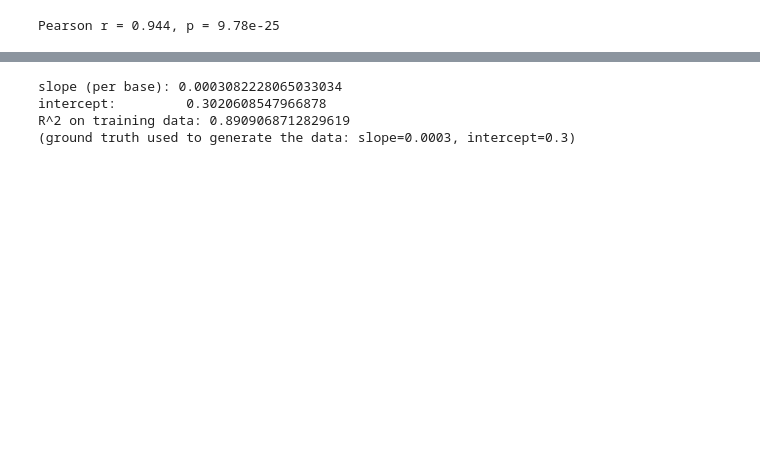
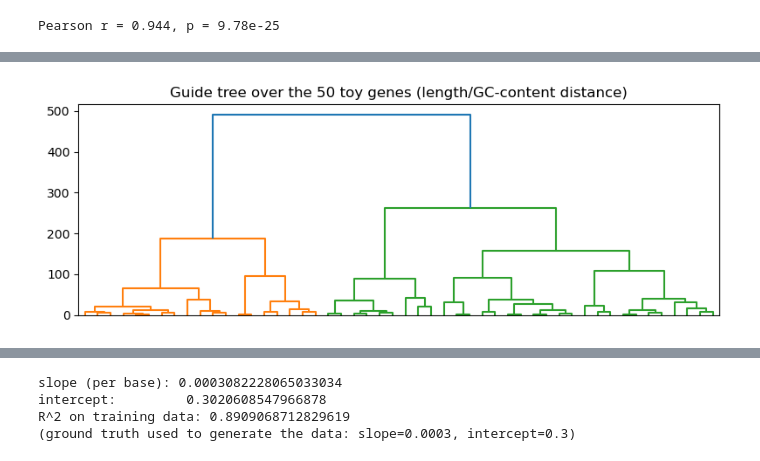
Before and after one commit to ElofssonLab/kb8029-book, a Jupyter notebook: notebooks/day02-tensors-and-a-first-class.ipynb, the cells around one changed output, grey strips where cells are left out. Drawn from its saved outputs; the diff is of its cells as text; code cells hidden in the pictures; blank space fills up the shorter version.

```diff
--- a/notebooks/day02-tensors-and-a-first-class.ipynb
+++ b/notebooks/day02-tensors-and-a-first-class.ipynb
@@ -205,0 +220,15 @@ ready-made implementation instead.
+# %%
+from scipy.cluster.hierarchy import linkage, dendrogram
+from scipy.spatial.distance import pdist
+import matplotlib.pyplot as plt
+
+distances = pdist(genes[["length", "gc_content"]])
+merge_order = linkage(distances, method="average")
+
+fig, ax = plt.subplots(figsize=(8, 3))
+dendrogram(merge_order, no_labels=True, ax=ax)
+ax.set_title("Guide tree over the 50 toy genes (length/GC-content distance)")
+plt.tight_layout()
+plt.show()
+# %% [output]
+[figure, added]
```
Also changed, not shown: parts of 25 cells of this notebook, 2 other files.
